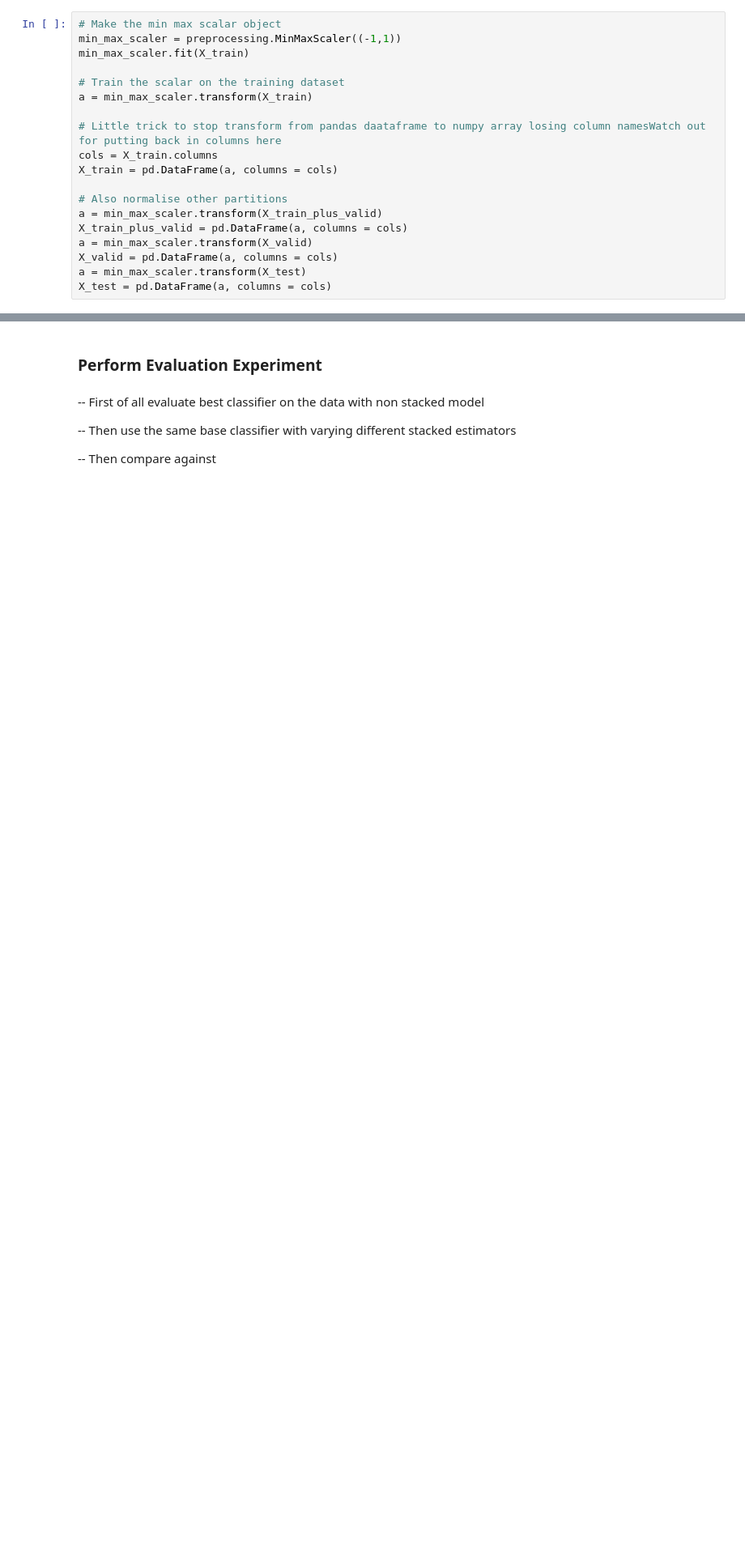
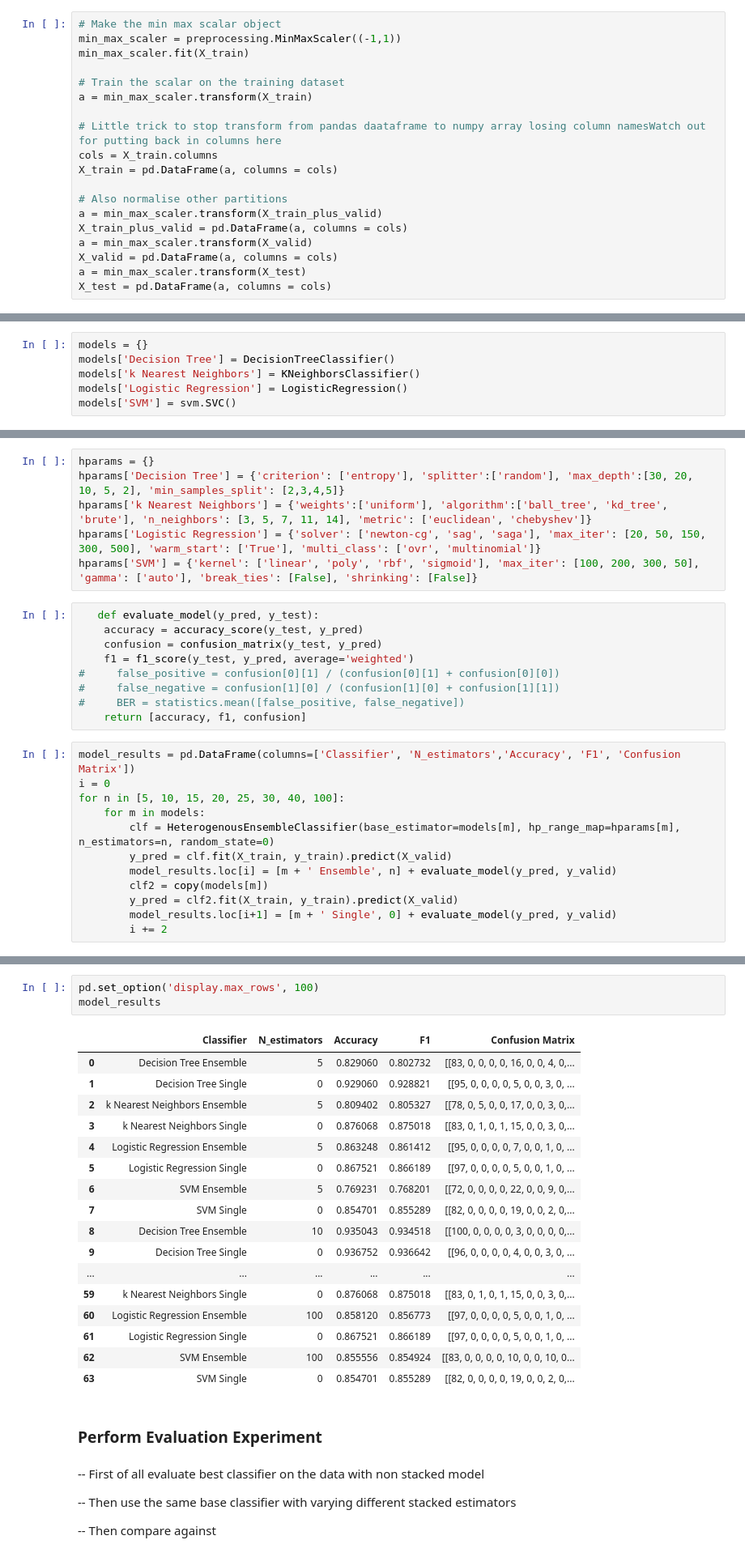
Before and after one commit to finolacahill/heterogeneousEnsemble, a Jupyter notebook: Assignment1_HeterogenousEnsembleClassifiers.ipynb, the cells around one changed output, grey strips where cells are left out. Shown at 81% size. Drawn from its saved outputs; the diff is of its cells as text; blank space fills up the shorter version.

```diff
--- a/Assignment1_HeterogenousEnsembleClassifiers.ipynb
+++ b/Assignment1_HeterogenousEnsembleClassifiers.ipynb
@@ -632,0 +644,6 @@ clf = HeterogenousEnsembleClassifier()
+# %%
+models = {}
+models['Decision Tree'] = DecisionTreeClassifier()
+models['k Nearest Neighbors'] = KNeighborsClassifier()
+models['Logistic Regression'] = LogisticRegression()
+models['SVM'] = svm.SVC()
@@ -632,0 +652,27 @@ clf = HeterogenousEnsembleClassifier()
+# %%
+hparams = {}
+hparams['Decision Tree'] = {'criterion': ['entropy'], 'splitter':['random'], 'max_depth':[30, 20, 10, 5, 2], 'min_samples_split': [2,3,4,5]}
+hparams['k Nearest Neighbors'] = {'weights':['uniform'], 'algorithm':['ball_tree', 'kd_tree', 'brute'], 'n_neighbors': [3, 5, 7, 11, 14], 'metric': ['euclidean', 'chebyshev']}
+hparams['Logistic Regression'] = {'solver': ['newton-cg', 'sag', 'saga'], 'max_iter': [20, 50, 150, 300, 500], 'warm_start': ['True'], 'multi_class': ['ovr', 'multinomial']}
+hparams['SVM'] = {'kernel': ['linear', 'poly', 'rbf', 'sigmoid'], 'max_iter': [100, 200, 300, 50], 'gamma': ['auto'], 'break_ties': [False], 'shrinking': [False]}
+# %%
+   def evaluate_model(y_pred, y_test):
+    accuracy = accuracy_score(y_test, y_pred)
+    confusion = confusion_matrix(y_test, y_pred)
+    f1 = f1_score(y_test, y_pred, average='weighted')
+#     false_positive = confusion[0][1] / (confusion[0][1] + confusion[0][0])
+#     false_negative = confusion[1][0] / (confusion[1][0] + confusion[1][1])
+#     BER = statistics.mean([false_positive, false_negative])
+    return [accuracy, f1, confusion]
+# %%
+model_results = pd.DataFrame(columns=['Classifier', 'N_estimators','Accuracy', 'F1', 'Confusion Matrix'])
+i = 0
+for n in [5, 10, 15, 20, 25, 30, 40, 100]:
+    for m in models:
+        clf = HeterogenousEnsembleClassifier(base_estimator=models[m], hp_range_map=hparams[m], n_estimators=n, random_state=0)
+        y_pred = clf.fit(X_train, y_train).predict(X_valid)
+        model_results.loc[i] = [m + ' Ensemble', n] + evaluate_model(y_pred, y_valid)
+        clf2 = copy(models[m])
+        y_pred = clf2.fit(X_train, y_train).predict(X_valid)
+        model_results.loc[i+1] = [m + ' Single', 0] + evaluate_model(y_pred, y_valid)
+        i += 2
@@ -633,3 +697,24 @@ clf = HeterogenousEnsembleClassifier()
+# %%
+pd.set_option('display.max_rows', 100)
+model_results
+# %% [output]
+|  | Classifier | N_estimators | Accuracy | F1 | Confusion Matrix |
+| 0 | Decision Tree Ensemble | 5 | 0.829060 | 0.802732 | [[83, 0, 0, 0, 0, 16, 0, 0, 4, 0,... |
+| 1 | Decision Tree Single | 0 | 0.929060 | 0.928821 | [[95, 0, 0, 0, 0, 5, 0, 0, 3, 0, ... |
+| 2 | k Nearest Neighbors Ensemble | 5 | 0.809402 | 0.805327 | [[78, 0, 5, 0, 0, 17, 0, 0, 3, 0,... |
+| 3 | k Nearest Neighbors Single | 0 | 0.876068 | 0.875018 | [[83, 0, 1, 0, 1, 15, 0, 0, 3, 0,... |
+| 4 | Logistic Regression Ensemble | 5 | 0.863248 | 0.861412 | [[95, 0, 0, 0, 0, 7, 0, 0, 1, 0, ... |
+| 5 | Logistic Regression Single | 0 | 0.867521 | 0.866189 | [[97, 0, 0, 0, 0, 5, 0, 0, 1, 0, ... |
+| 6 | SVM Ensemble | 5 | 0.769231 | 0.768201 | [[72, 0, 0, 0, 0, 22, 0, 0, 9, 0,... |
+| 7 | SVM Single | 0 | 0.854701 | 0.855289 | [[82, 0, 0, 0, 0, 19, 0, 0, 2, 0,... |
+| 8 | Decision Tree Ensemble | 10 | 0.935043 | 0.934518 | [[100, 0, 0, 0, 0, 3, 0, 0, 0, 0,... |
+| 9 | Decision Tree Single | 0 | 0.936752 | 0.936642 | [[96, 0, 0, 0, 0, 4, 0, 0, 3, 0, ... |
+| ... | ... | ... | ... | ... | ... |
+| 59 | k Nearest Neighbors Single | 0 | 0.876068 | 0.875018 | [[83, 0, 1, 0, 1, 15, 0, 0, 3, 0,... |
+| 60 | Logistic Regression Ensemble | 100 | 0.858120 | 0.856773 | [[97, 0, 0, 0, 0, 5, 0, 0, 1, 0, ... |
+| 61 | Logistic Regression Single | 0 | 0.867521 | 0.866189 | [[97, 0, 0, 0, 0, 5, 0, 0, 1, 0, ... |
+| 62 | SVM Ensemble | 100 | 0.855556 | 0.854924 | [[83, 0, 0, 0, 0, 10, 0, 0, 10, 0... |
+| 63 | SVM Single | 0 | 0.854701 | 0.855289 | [[82, 0, 0, 0, 0, 19, 0, 0, 2, 0,... |
 # %% [markdown]
 ### Perform Evaluation Experiment
 # %% [markdown]
```
Also changed, not shown: parts of 16 cells of this notebook.
